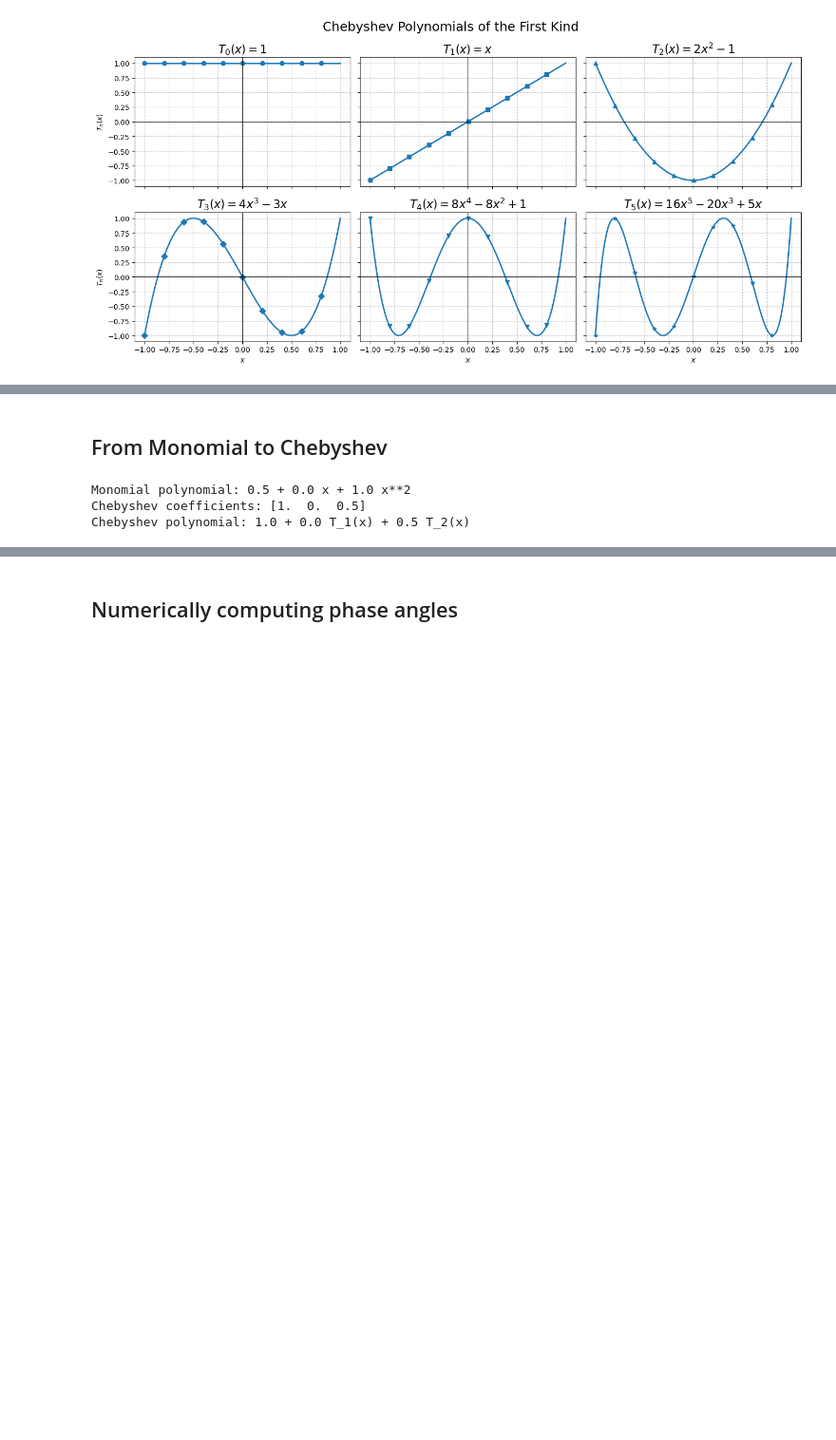
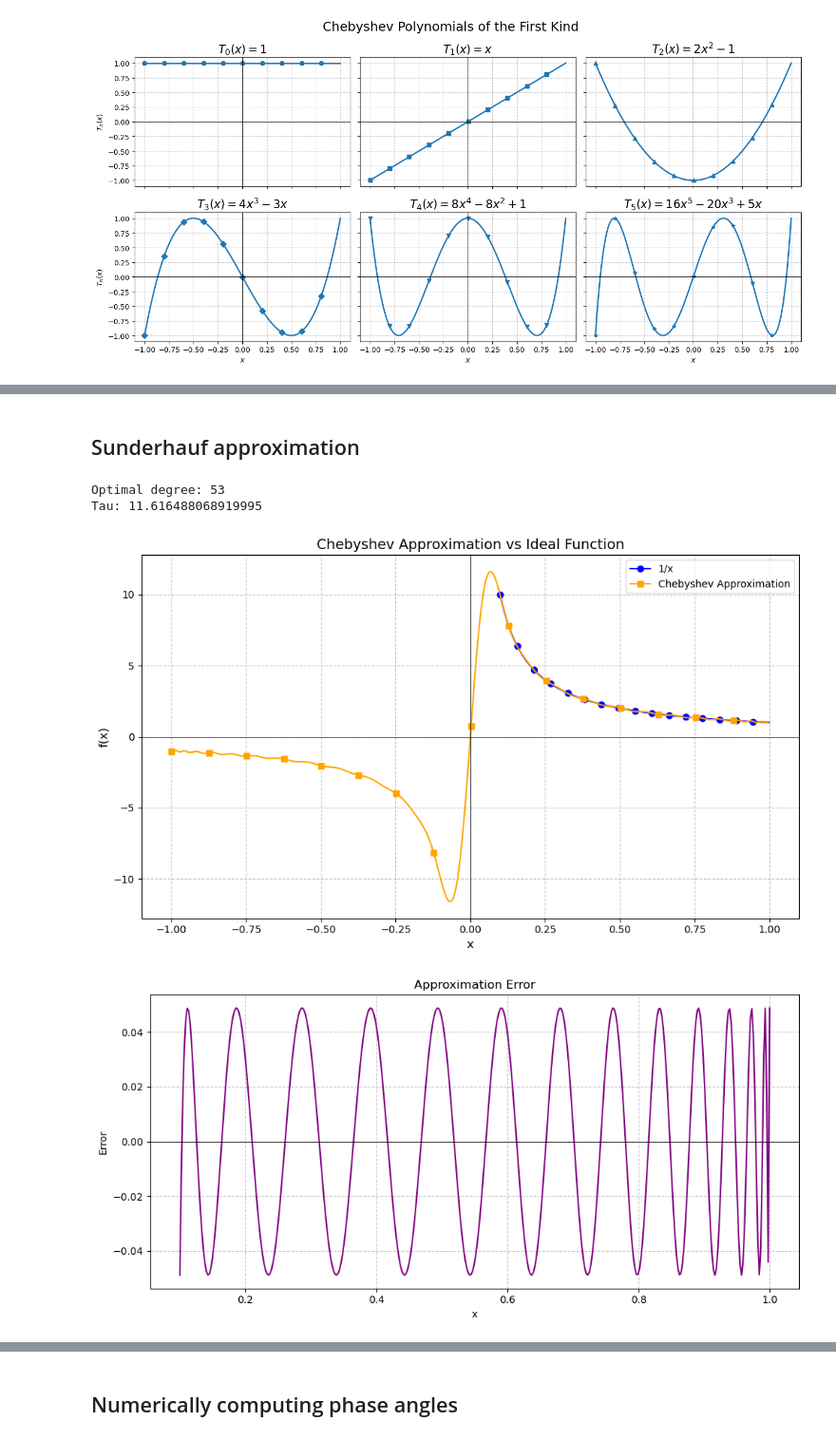
Before and after one commit to UW-ERSL/AppliedQC, a Jupyter notebook: Chapter18_QSVT_notebook.ipynb, the cells around one changed output, grey strips where cells are left out. Shown at 95% size. Saved outputs shown, nothing was run; the diff lists cells and outputs as text; code cells hidden in the pictures; blank space fills up the shorter version.

```diff
--- a/Chapter18_QSVT_notebook.ipynb
+++ b/Chapter18_QSVT_notebook.ipynb
@@ -125,14 +66,52 @@ Standard Basis Coefficients: [0.5 0.  1. ]
-# %% [markdown]
-## From Monomial to Chebyshev
-# %%
-# Convert from monomial (standard power basis) to Chebyshev basis
-# Reuses p_standard from the previous cell
-p_cheb_from_standard = p_standard.convert(kind=Chebyshev)
-
-print(f"Monomial polynomial: {p_standard}")
-print(f"Chebyshev coefficients: {p_cheb_from_standard.coef}")
-print(f"Chebyshev polynomial: {p_cheb_from_standard}")
-# %% [output]
-Monomial polynomial: 0.5 + 0.0 x + 1.0 x**2
-Chebyshev coefficients: [1.  0.  0.5]
-Chebyshev polynomial: 1.0 + 0.0 T_1(x) + 0.5 T_2(x)
+# %% [markdown]
+## Sunderhauf approximation
+# %%
+eps = 0.05
+delta = 0.1
+
+# Compute optimal degree
+d = SunderhaufPolynomial.mindegree(eps, delta)
+print(f"Optimal degree: {d}")
+
+# Get Chebyshev polynomial
+cheb_poly = SunderhaufPolynomial.poly(d, delta)
+cheb_poly_scaled = cheb_poly
+
+#print(f"Chebyshev polynomial\n", cheb_poly_scaled)
+
+x = np.linspace(delta, 1, 400)
+x_full = np.linspace(-1, 1, 400)
+fx = 1/x
+cheb_full = cheb_poly_scaled(x_full)
+print(f"Tau: {np.max(np.abs(cheb_full))}")
+plt.figure(figsize=(10, 6))
+plt.plot(x, fx, label='1/x', color='blue', marker='o', markevery=25)
+plt.plot(x_full, cheb_poly_scaled(x_full), label=f'Chebyshev Approximation', color='orange', marker='s', markevery=25)
+plt.title('Chebyshev Approximation vs Ideal Function', fontsize=14)
+plt.xlabel('x', fontsize=12)
+plt.ylabel('f(x)', fontsize=12)
+plt.axhline(0, color='black', linewidth=0.5) # x
+plt.axvline(0, color='black', linewidth=0.5) # y
+plt.grid(True, linestyle='--', alpha=0.7)
+plt.legend()
+plt.tight_layout()
+plt.show()
+
+
+error = cheb_poly_scaled(x) - fx
+
+
+plt.figure(figsize=(10, 5))
+plt.plot(x, error, label='Signed error: approx - desired', color='purple')
+plt.title('Approximation Error')
+plt.xlabel('x')
+plt.ylabel('Error')
+plt.axhline(0, color='black', linewidth=0.5)
+plt.grid(True, linestyle='--', alpha=0.7)
+plt.tight_layout()
+plt.show()
+# %% [output]
+Optimal degree: 53
+Tau: 11.616488068919995
+[figure, added]
+[figure, added]
```
Also changed, not shown: parts of 20 cells of this notebook, 27 other files.
